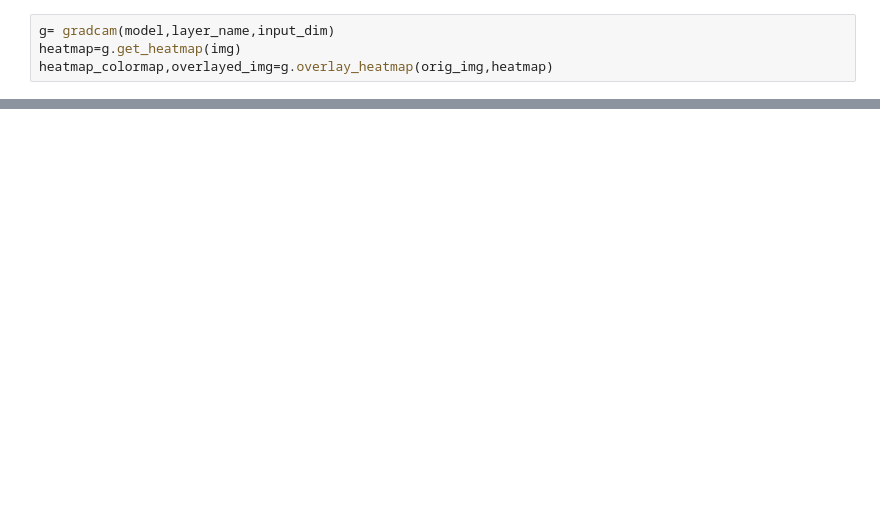
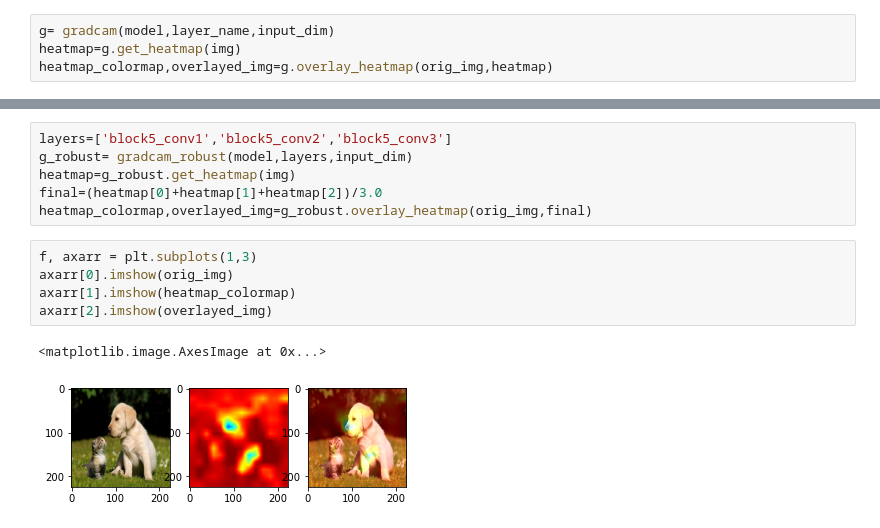
Before and after one commit to anirudhseth/Explanations-using-Grad-CAM, a Jupyter notebook: example.ipynb, the cells around one changed output, grey strips where cells are left out. Saved outputs shown, nothing was run; the diff lists cells and outputs as text; blank space fills up the shorter version.

Commit message:
gradcam robust

```diff
--- a/example.ipynb
+++ b/example.ipynb
@@ -26,0 +31,14 @@ axarr[2].imshow(overlayed_img)
+# %%
+layers=['block5_conv1','block5_conv2','block5_conv3']
+g_robust= gradcam_robust(model,layers,input_dim)
+heatmap=g_robust.get_heatmap(img)
+final=(heatmap[0]+heatmap[1]+heatmap[2])/3.0
+heatmap_colormap,overlayed_img=g_robust.overlay_heatmap(orig_img,final)
+# %%
+f, axarr = plt.subplots(1,3)
+axarr[0].imshow(orig_img)
+axarr[1].imshow(heatmap_colormap)
+axarr[2].imshow(overlayed_img)
+# %% [output]
+<matplotlib.image.AxesImage at 0x...>
+[figure, added]
```
Also changed, not shown: parts of 4 cells of this notebook, 8 other files.
